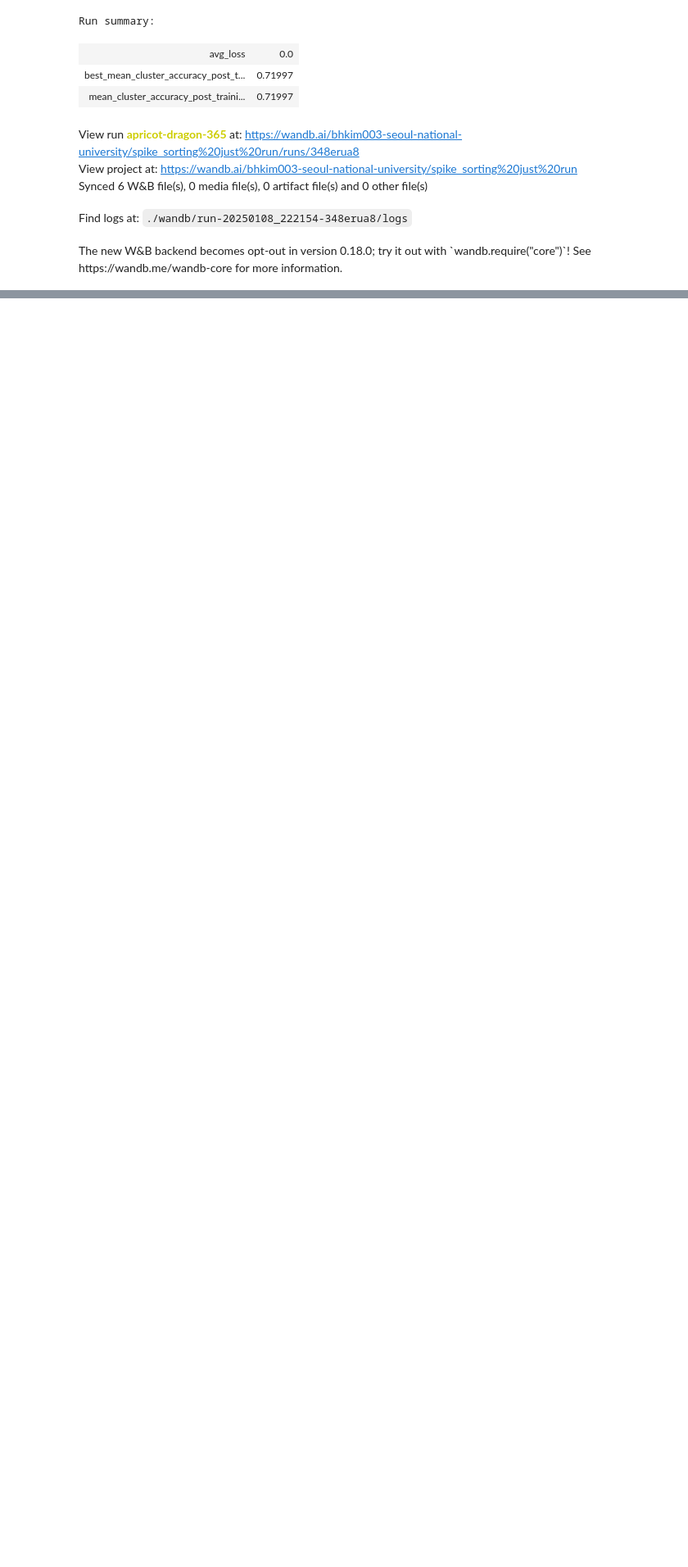
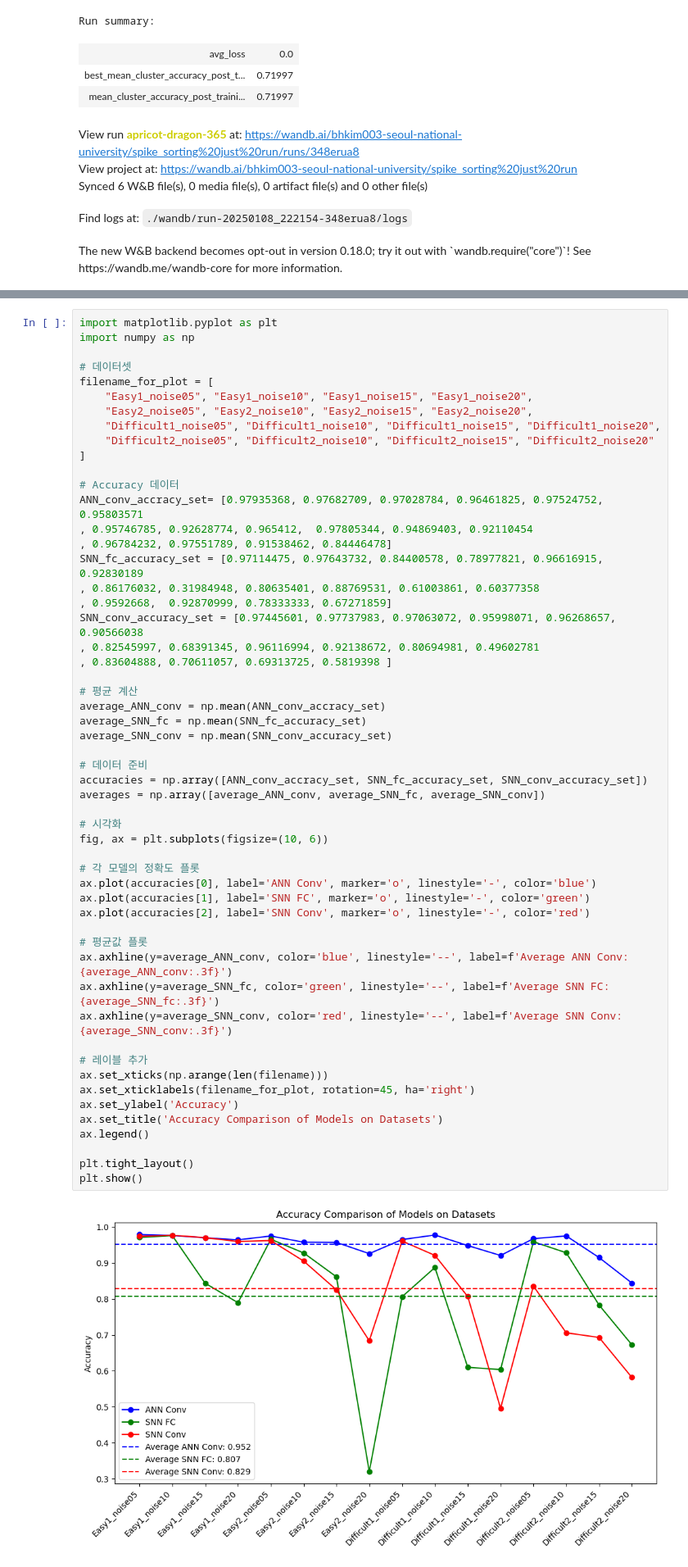
Before and after one commit to bhkim003/ByeonghyeonKim, a Jupyter notebook: my_snn/bh_chan_clustering_train_main.ipynb, the cells around one changed output, grey strips where cells are left out. Shown: that part at 82% size. Cells and saved outputs as stored; diff of their text form; blank space fills up the shorter version.

```diff
--- a/my_snn/bh_chan_clustering_train_main.ipynb
+++ b/my_snn/bh_chan_clustering_train_main.ipynb
@@ -971,3 +951,59 @@ plt.show()
 # %% [output]
 {'loss_history': [(0, 0.0)], 'mean_cluster_accuracy_during_training_cycle_all_dataset_history': [(0, 71.41517857142856)], 'mean_cluster_accuracy_post_training_cycle_all_dataset_history': [(0, 71.99704 ...
 [figure]
+# %%
+import matplotlib.pyplot as plt
+import numpy as np
+
+# 데이터셋
+filename_for_plot = [
+    "Easy1_noise05", "Easy1_noise10", "Easy1_noise15", "Easy1_noise20",
+    "Easy2_noise05", "Easy2_noise10", "Easy2_noise15", "Easy2_noise20",
+    "Difficult1_noise05", "Difficult1_noise10", "Difficult1_noise15", "Difficult1_noise20",
+    "Difficult2_noise05", "Difficult2_noise10", "Difficult2_noise15", "Difficult2_noise20"
+]
+
+# Accuracy 데이터
+ANN_conv_accracy_set= [0.97935368, 0.97682709, 0.97028784, 0.96461825, 0.97524752, 0.95803571
+, 0.95746785, 0.92628774, 0.965412,  0.97805344, 0.94869403, 0.92110454
+, 0.96784232, 0.97551789, 0.91538462, 0.84446478]
+SNN_fc_accuracy_set = [0.97114475, 0.97643732, 0.84400578, 0.78977821, 0.96616915, 0.92830189
+, 0.86176032, 0.31984948, 0.80635401, 0.88769531, 0.61003861, 0.60377358
+, 0.9592668,  0.92870999, 0.78333333, 0.67271859]
+SNN_conv_accuracy_set = [0.97445601, 0.97737983, 0.97063072, 0.95998071, 0.96268657, 0.90566038
+, 0.82545997, 0.68391345, 0.96116994, 0.92138672, 0.80694981, 0.49602781
+, 0.83604888, 0.70611057, 0.69313725, 0.5819398 ]
+
+# 평균 계산
+average_ANN_conv = np.mean(ANN_conv_accracy_set)
+average_SNN_fc = np.mean(SNN_fc_accuracy_set)
+average_SNN_conv = np.mean(SNN_conv_accuracy_set)
+
+# 데이터 준비
+accuracies = np.array([ANN_conv_accracy_set, SNN_fc_accuracy_set, SNN_conv_accuracy_set])
+averages = np.array([average_ANN_conv, average_SNN_fc, average_SNN_conv])
+
+# 시각화
+fig, ax = plt.subplots(figsize=(10, 6))
+
+# 각 모델의 정확도 플롯
+ax.plot(accuracies[0], label='ANN Conv', marker='o', linestyle='-', color='blue')
+ax.plot(accuracies[1], label='SNN FC', marker='o', linestyle='-', color='green')
+ax.plot(accuracies[2], label='SNN Conv', marker='o', linestyle='-', color='red')
+
+# 평균값 플롯
+ax.axhline(y=average_ANN_conv, color='blue', linestyle='--', label=f'Average ANN Conv: {average_ANN_conv:.3f}')
+ax.axhline(y=average_SNN_fc, color='green', linestyle='--', label=f'Average SNN FC: {average_SNN_fc:.3f}')
+ax.axhline(y=average_SNN_conv, color='red', linestyle='--', label=f'Average SNN Conv: {average_SNN_conv:.3f}')
+
+# 레이블 추가
+ax.set_xticks(np.arange(len(filename)))
+ax.set_xticklabels(filename_for_plot, rotation=45, ha='right')
+ax.set_ylabel('Accuracy')
+ax.set_title('Accuracy Comparison of Models on Datasets')
+ax.legend()
+
+plt.tight_layout()
+plt.show()
+# %% [output]
+[figure, added]
```
Also changed, not shown: parts of 3 cells of this notebook, 15 other files.
